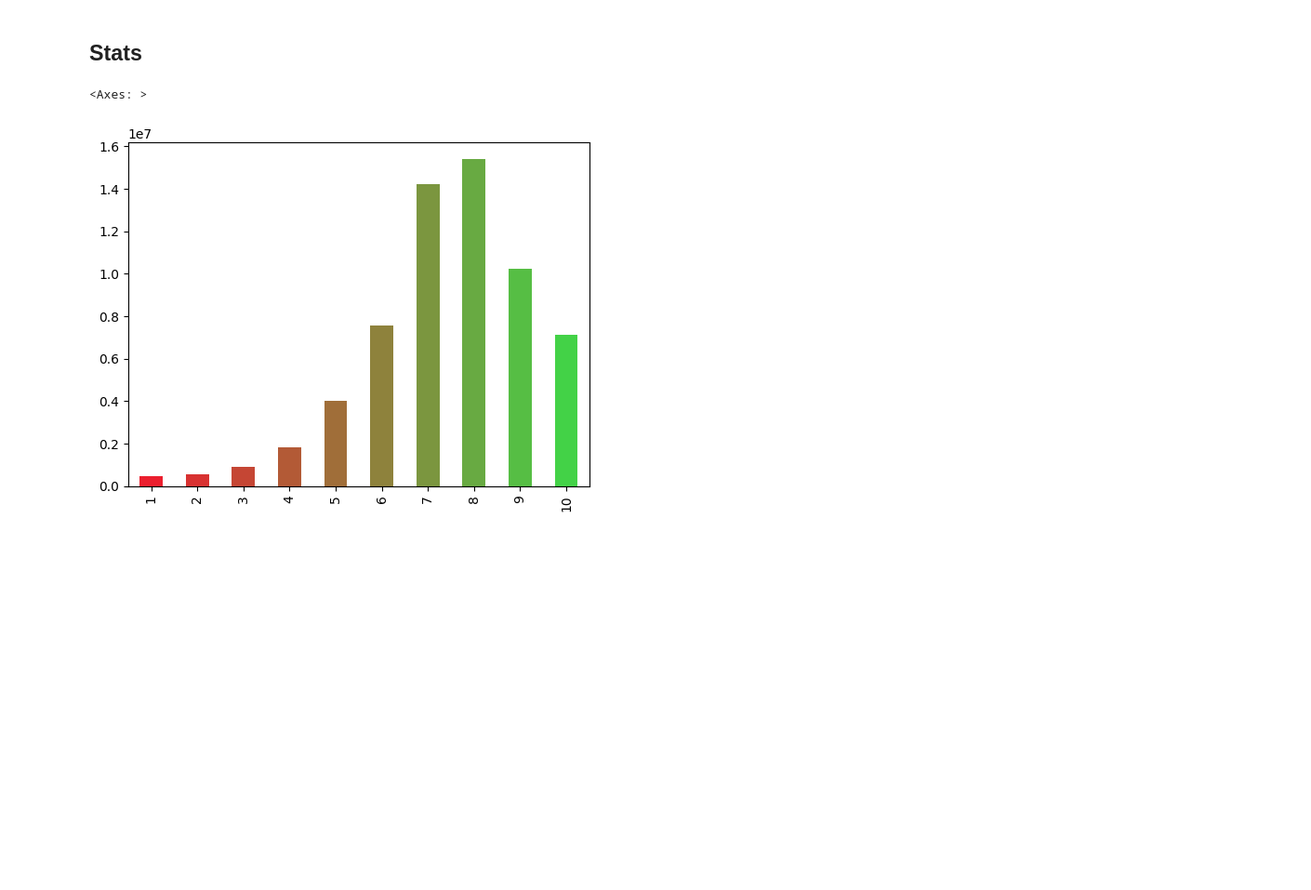
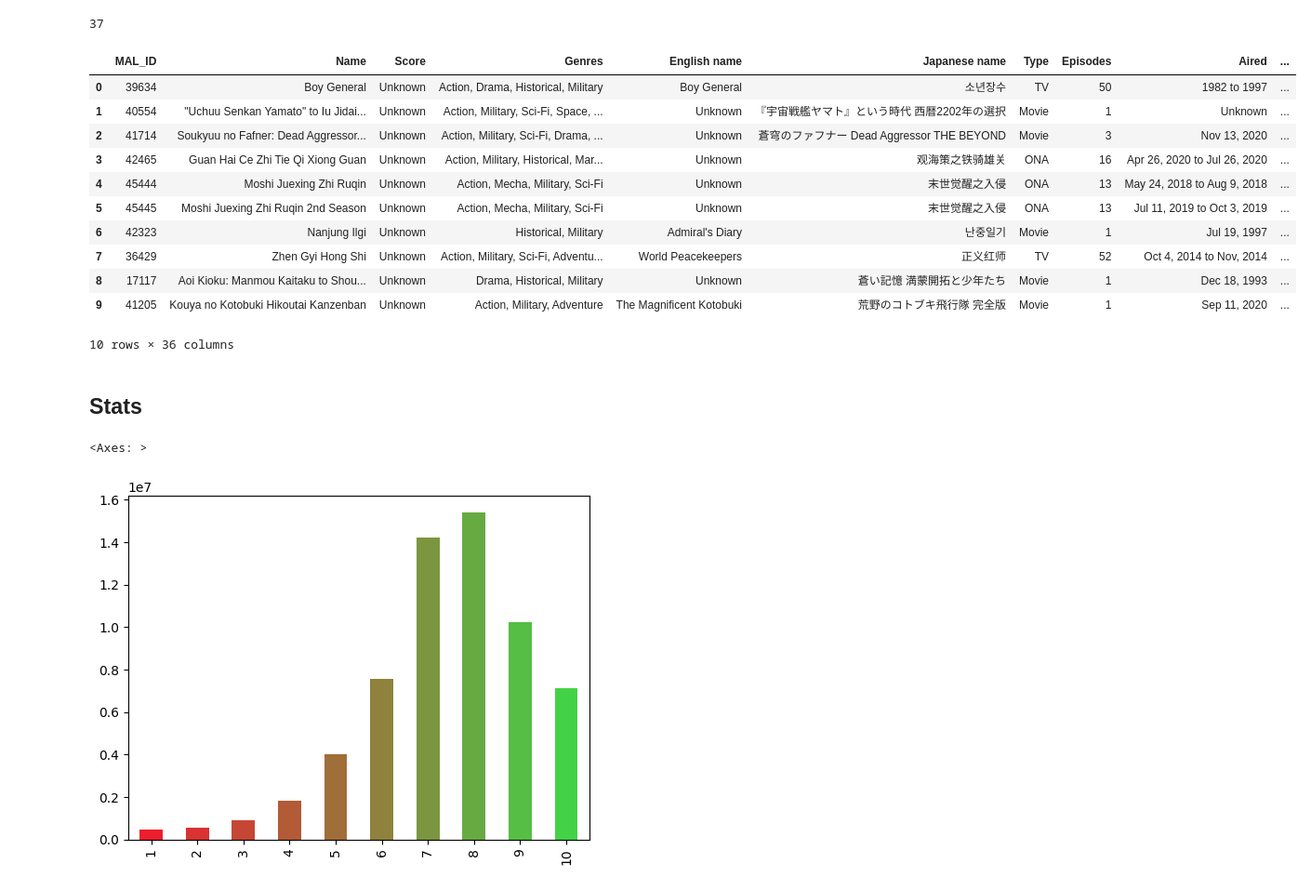
Before and after one commit to PierreEpron/anime-reco, a Jupyter notebook: recommender.ipynb, the cells around one changed output. Shown at 93% size. Cells and saved outputs as stored; diff of their text form; code cells hidden in the pictures; blank space fills up the shorter version.

```diff
--- a/recommender.ipynb
+++ b/recommender.ipynb
@@ -103,3 +200,22 @@ MAE:  1.0688
+# %%
+algo.trainset.to_inner_iid(47)
+# %% [output]
+37
+# %%
+pd.merge(pd.DataFrame([algo.trainset.to_raw_iid(x) for x in algo.get_neighbors(37,10)], columns=['MAL_ID']), df_, how='inner', on='MAL_ID')
+# %% [output]
+|  | MAL_ID | Name | Score | Genres | English name | Japanese name | Type | Episodes | Aired | ... |
+| 0 | 39634 | Boy General | Unknown | Action, Drama, Historical, Military | Boy General | 소년장수 | TV | 50 | 1982 to 1997 | ... |
+| 1 | 40554 | "Uchuu Senkan Yamato" to Iu Jidai... | Unknown | Action, Military, Sci-Fi, Space, ... | Unknown | 『宇宙戦艦ヤマト』という時代 西暦2202年の選択 | Movie | 1 | Unknown | ... |
+| 2 | 41714 | Soukyuu no Fafner: Dead Aggressor... | Unknown | Action, Military, Sci-Fi, Drama, ... | Unknown | 蒼穹のファフナー Dead Aggressor THE BEYOND | Movie | 3 | Nov 13, 2020 | ... |
+| 3 | 42465 | Guan Hai Ce Zhi Tie Qi Xiong Guan | Unknown | Action, Military, Historical, Mar... | Unknown | 观海策之铁骑雄关 | ONA | 16 | Apr 26, 2020 to Jul 26, 2020 | ... |
+| 4 | 45444 | Moshi Juexing Zhi Ruqin | Unknown | Action, Mecha, Military, Sci-Fi | Unknown | 末世觉醒之入侵 | ONA | 13 | May 24, 2018 to Aug 9, 2018 | ... |
+| 5 | 45445 | Moshi Juexing Zhi Ruqin 2nd Season | Unknown | Action, Mecha, Military, Sci-Fi | Unknown | 末世觉醒之入侵 | ONA | 13 | Jul 11, 2019 to Oct 3, 2019 | ... |
+| 6 | 42323 | Nanjung Ilgi | Unknown | Historical, Military | Admiral's Diary | 난중일기 | Movie | 1 | Jul 19, 1997 | ... |
+| 7 | 36429 | Zhen Gyi Hong Shi | Unknown | Action, Military, Sci-Fi, Adventu... | World Peacekeepers | 正义红师 | TV | 52 | Oct 4, 2014 to Nov, 2014 | ... |
+| 8 | 17117 | Aoi Kioku: Manmou Kaitaku to Shou... | Unknown | Drama, Historical, Military | Unknown | 蒼い記憶 満蒙開拓と少年たち | Movie | 1 | Dec 18, 1993 | ... |
+| 9 | 41205 | Kouya no Kotobuki Hikoutai Kanzenban | Unknown | Action, Military, Adventure | The Magnificent Kotobuki | 荒野のコトブキ飛行隊 完全版 | Movie | 1 | Sep 11, 2020 | ... |
+10 rows × 36 columns
 # %%
 # user-based with Pearson and cross-validation
 sim_options = {
```
Also changed, not shown: parts of 28 cells of this notebook, 3 other files.
